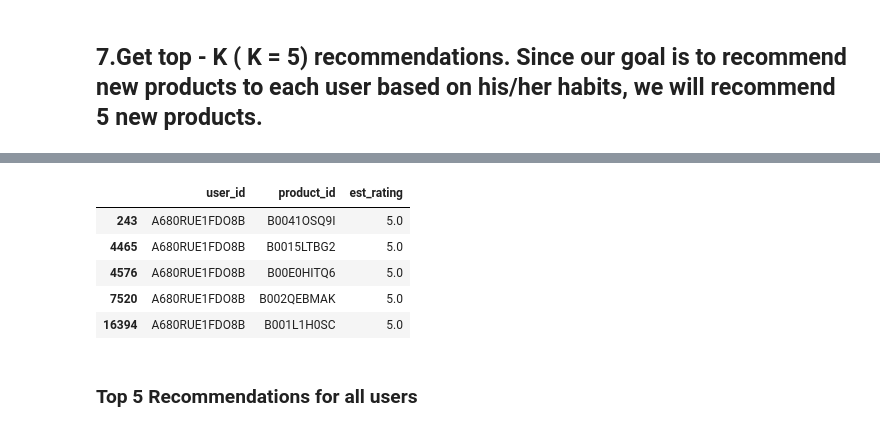
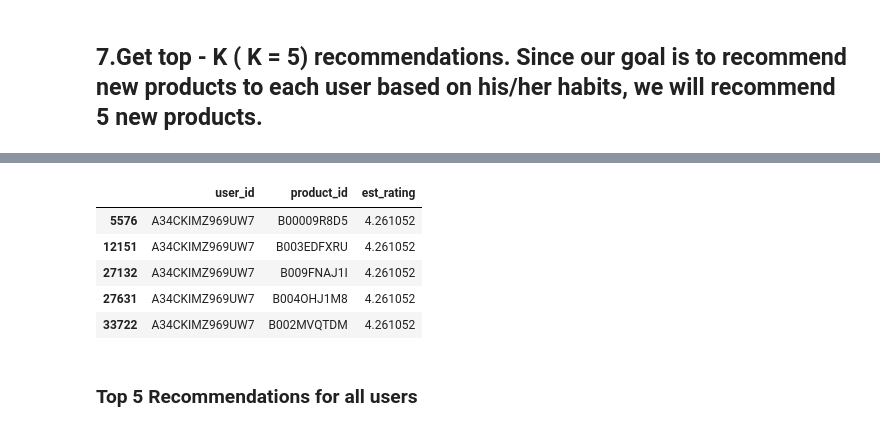
Before and after one commit to GreatLearningAIML1/bangalore-november-2018-batch-rvarun95, a Jupyter notebook: Recommendation_Systems_R5_Project1.ipynb, the cells around one changed output, grey strips where cells are left out. Drawn from its saved outputs; the diff is of its cells as text; code cells hidden in the pictures.

```diff
--- a/Recommendation_Systems_R5_Project1.ipynb
+++ b/Recommendation_Systems_R5_Project1.ipynb
@@ -92,5 +93,5 @@ df_users.reset_index(inplace = True)
 # %% [output]
 4201696
 # %%
-df_users_50= df_users.loc[df_users["rating"]>=50]
+users_df_50= users_df.loc[users_df["rating"]>=50]
 # %%
@@ -103,7 +104,7 @@ df_users_50.head()
 | 9965 | A105TOJ6LTVMBG | 71 | 71 |
 | 13836 | A10AFVU66A79Y1 | 65 | 65 |
 # %%
-final_df = pd.merge(df, df_users_50, on='user_id', how='inner')
+final_df = pd.merge(rating_df, users_df_50, on='user_id', how='inner')
 # %%
 final_df.head()
 # %% [output]
@@ -306,7 +307,7 @@ Done computing similarity matrix.
 # %% [markdown]
 ### Prediction
 # %%
-test_pred = model.test(test)
+test_predict = model.test(test)
 # %% [markdown]
 ### RMSE Score
 # %%
@@ -337,5 +338,5 @@ test_pred
 # %%
-predictions = pd.DataFrame([[x.uid,x.iid,x.est] for x in test_pred])
+predictions = pd.DataFrame([[x.uid,x.iid,x.est] for x in test_predict])
 # %%
 predictions.head()
 # %% [output]
@@ -361,13 +362,13 @@ final_df.user_id.sample()
 Name: user_id, dtype: object
 # %%
-top_five('A680RUE1FDO8B')
+top_five('A34CKIMZ969UW7')
 # %% [output]
 |  | user_id | product_id | est_rating |
-| 243 | A680RUE1FDO8B | B0041OSQ9I | 5.0 |
-| 4465 | A680RUE1FDO8B | B0015LTBG2 | 5.0 |
-| 4576 | A680RUE1FDO8B | B00E0HITQ6 | 5.0 |
-| 7520 | A680RUE1FDO8B | B002QEBMAK | 5.0 |
-| 16394 | A680RUE1FDO8B | B001L1H0SC | 5.0 |
+| 5576 | A34CKIMZ969UW7 | B00009R8D5 | 4.261052 |
+| 12151 | A34CKIMZ969UW7 | B003EDFXRU | 4.261052 |
+| 27132 | A34CKIMZ969UW7 | B009FNAJ1I | 4.261052 |
+| 27631 | A34CKIMZ969UW7 | B004OHJ1M8 | 4.261052 |
+| 33722 | A34CKIMZ969UW7 | B002MVQTDM | 4.261052 |
 # %% [markdown]
 ### Top 5 Recommendations for all users
 # %%
```
Also changed, not shown: parts of 25 cells of this notebook.
